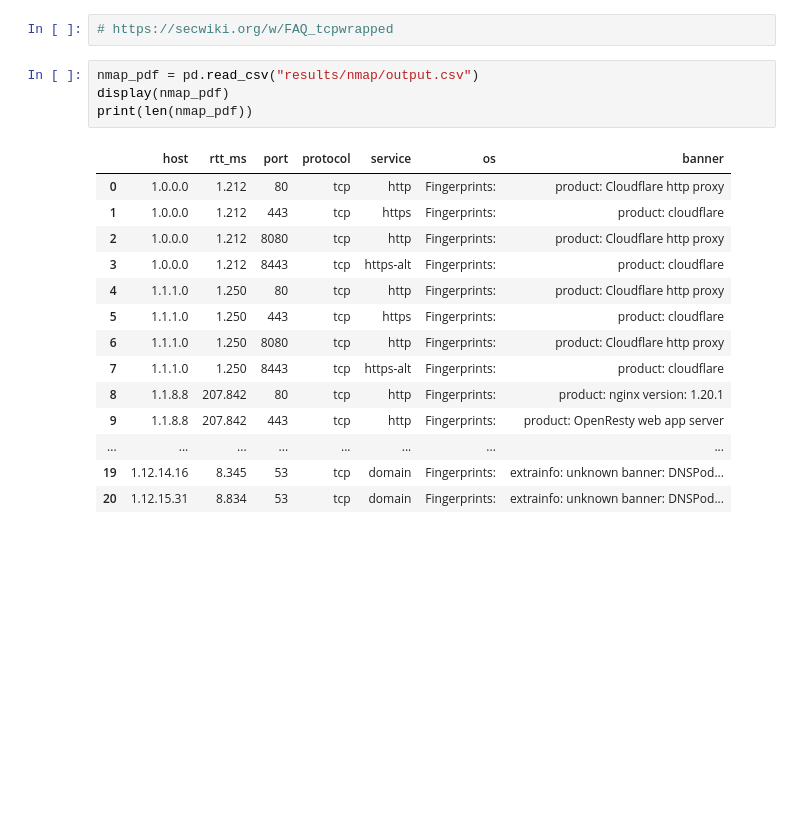
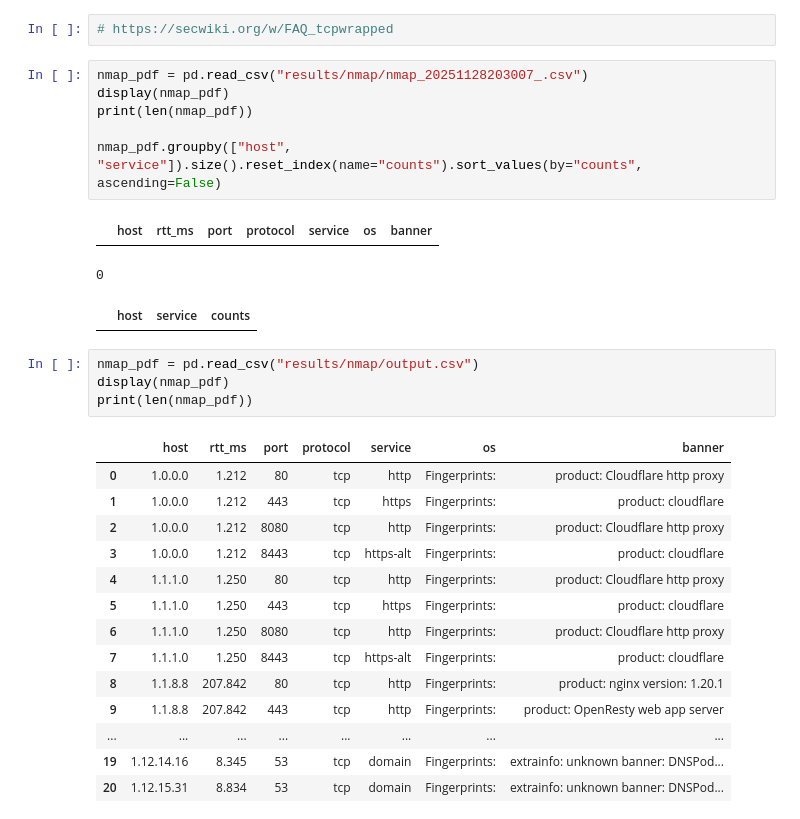
Before and after one commit to gustavoluvizotto/anycast-service-discovery, a Jupyter notebook: measurements/process_input_output.ipynb, the cells around one changed output. Cells and saved outputs as stored; diff of their text form; blank space fills up the shorter version.

```diff
--- a/measurements/process_input_output.ipynb
+++ b/measurements/process_input_output.ipynb
@@ -286,5 +326,15 @@ Processing results/nmap/output.xml...
 # %%
 # https://secwiki.org/w/FAQ_tcpwrapped
+# %%
+nmap_pdf = pd.read_csv("results/nmap/nmap_20251128203007_.csv")
+display(nmap_pdf)
+print(len(nmap_pdf))
+
+nmap_pdf.groupby(["host", "service"]).size().reset_index(name="counts").sort_values(by="counts", ascending=False)
+# %% [output]
+|  | host | rtt_ms | port | protocol | service | os | banner |
+0
+|  | host | service | counts |
 # %%
 nmap_pdf = pd.read_csv("results/nmap/output.csv")
 display(nmap_pdf)
```
Also changed, not shown: parts of 16 cells of this notebook.
